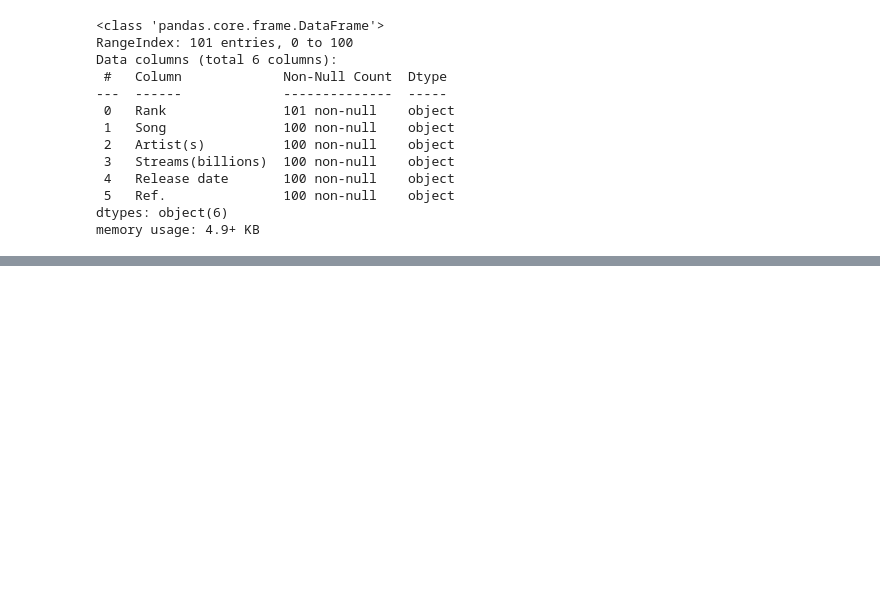
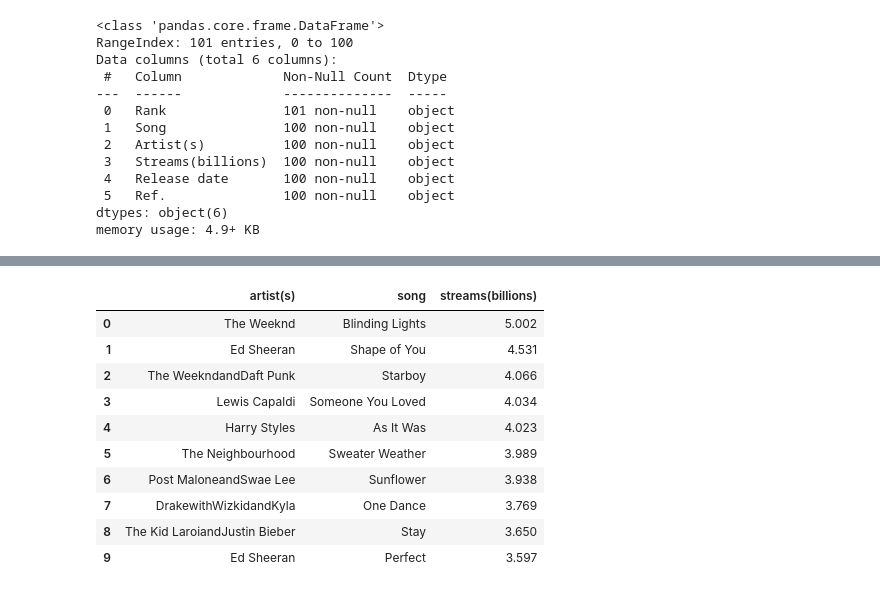
Before and after one commit to SantigoTP/clases_4geeks, a Jupyter notebook: notebooks/projects/Proyecto_webScraping.ipynb, the cells around one changed output, grey strips where cells are left out. Drawn from its saved outputs; the diff is of its cells as text; code cells hidden in the pictures; blank space fills up the shorter version.

```diff
--- a/notebooks/projects/Proyecto_webScraping.ipynb
+++ b/notebooks/projects/Proyecto_webScraping.ipynb
@@ -153,0 +158,14 @@ df[80:89]
+# %%
+df[['artist(s)','song','streams(billions)']].head(10)
+# %% [output]
+|  | artist(s) | song | streams(billions) |
+| 0 | The Weeknd | Blinding Lights | 5.002 |
+| 1 | Ed Sheeran | Shape of You | 4.531 |
+| 2 | The WeekndandDaft Punk | Starboy | 4.066 |
+| 3 | Lewis Capaldi | Someone You Loved | 4.034 |
+| 4 | Harry Styles | As It Was | 4.023 |
+| 5 | The Neighbourhood | Sweater Weather | 3.989 |
+| 6 | Post MaloneandSwae Lee | Sunflower | 3.938 |
+| 7 | DrakewithWizkidandKyla | One Dance | 3.769 |
+| 8 | The Kid LaroiandJustin Bieber | Stay | 3.650 |
+| 9 | Ed Sheeran | Perfect | 3.597 |
```
Also changed, not shown: parts of 6 cells of this notebook.
